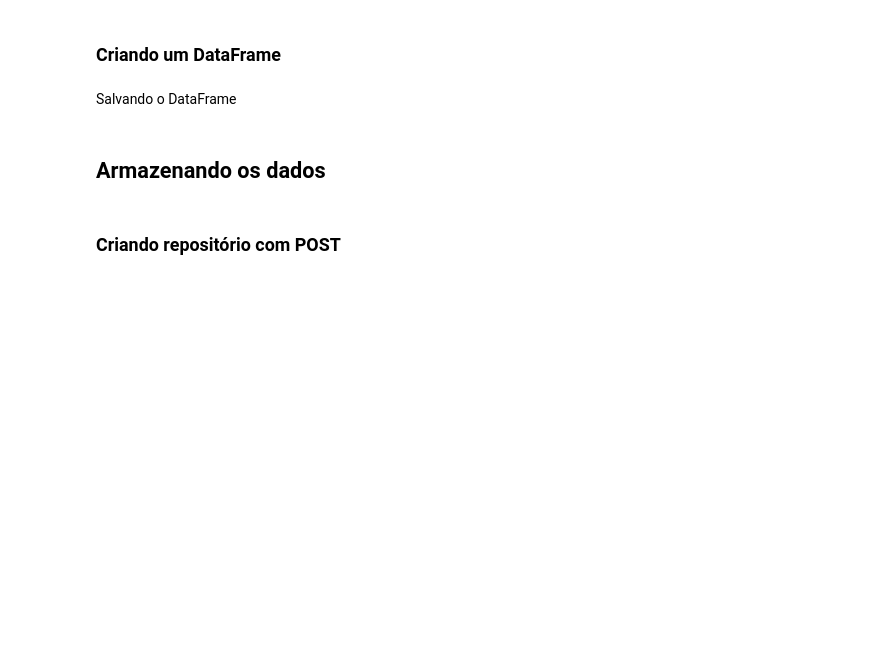
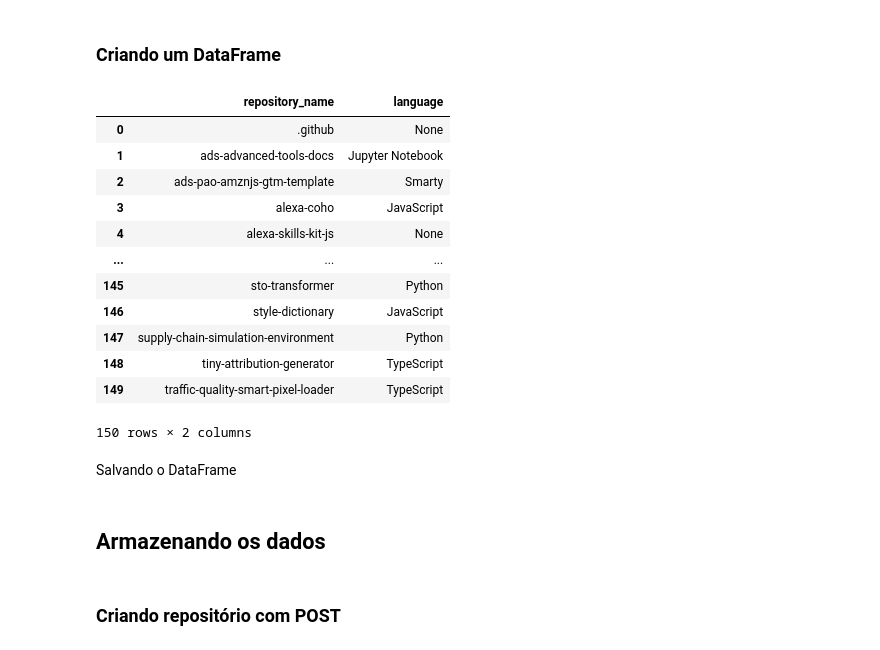
Before and after one commit to marcelosouzadias/alura_projeto_Request, a Jupyter notebook: linguagens_repos.ipynb, the cells around one changed output. Drawn from its saved outputs; the diff is of its cells as text; code cells hidden in the pictures; blank space fills up the shorter version.

```diff
--- a/linguagens_repos.ipynb
+++ b/linguagens_repos.ipynb
@@ -106,7 +106,7 @@ Solicitações autenticadas têm um limite de taxa mais alto. Quando um usuário
 
 Além disso, a maioria das APIs estabelece limites para o número de solicitações que um usuário pode fazer em um determinado período de tempo, conhecido como 'limite de taxa'. Quando um usuário faz solicitações autenticadas, a API geralmente permite que ele faça mais solicitações em um determinado período de tempo, devido à maior confiança e credibilidade que a autenticação fornece.
 # %%
-access_token = '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'
+access_token = ''
 headers = {'Authorization': 'Bearer ' + access_token,
            'X-GitHub-Api-Version': '2022-11-28'}
 # %% [markdown]
@@ -178,0 +187,5 @@ repos_list[0][2]
+# %%
+repos_name = []
+for page in repos_list:
+    for repo in page:
+        repos_name.append(repo['name'])
@@ -180,0 +215,5 @@ repos_list[0][2]
+# %%
+repos_language = []
+for page in repos_list:
+    for repo in page:
+        repos_language.append(repo['language'])
@@ -183,2 +248,22 @@ repos_list[0][2]
+# %%
+dados_amz = pd.DataFrame()
+dados_amz['repository_name'] = repos_name
+dados_amz['language'] = repos_language
+# %%
+dados_amz
+# %% [output]
+|  | repository_name | language |
+| 0 | .github | None |
+| 1 | ads-advanced-tools-docs | Jupyter Notebook |
+| 2 | ads-pao-amznjs-gtm-template | Smarty |
+| 3 | alexa-coho | JavaScript |
+| 4 | alexa-skills-kit-js | None |
+| ... | ... | ... |
+| 145 | sto-transformer | Python |
+| 146 | style-dictionary | JavaScript |
+| 147 | supply-chain-simulation-environment | Python |
+| 148 | tiny-attribution-generator | TypeScript |
+| 149 | traffic-quality-smart-pixel-loader | TypeScript |
+150 rows × 2 columns
 # %% [markdown]
 Salvando o DataFrame
```
Also changed, not shown: parts of 19 cells of this notebook, 7 other files.
